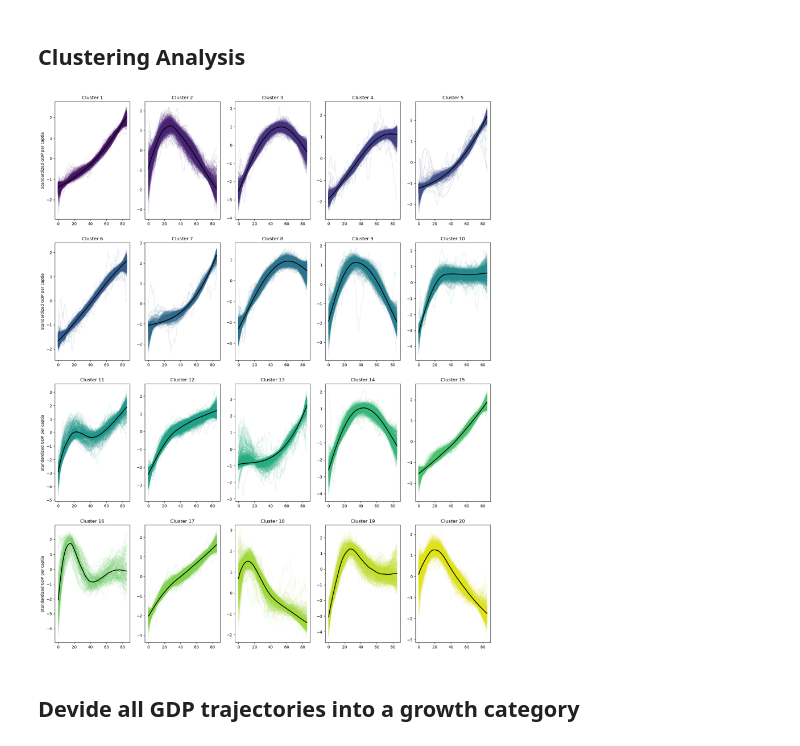
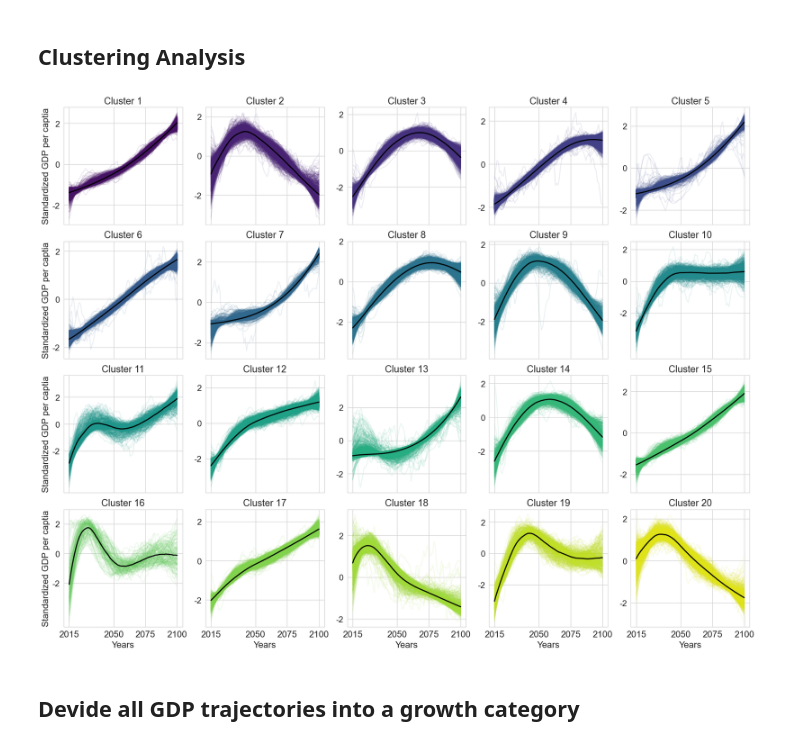
Before and after one commit to sarasita/econ, a Jupyter notebook: main_analysis/clustering/001_clustering.ipynb, the cells around one changed output. Drawn from its saved outputs; the diff is of its cells as text; code cells hidden in the pictures.

Commit message:
Adjusting graphics related to scenario display

```diff
--- a/main_analysis/clustering/001_clustering.ipynb
+++ b/main_analysis/clustering/001_clustering.ipynb
@@ -73,17 +73,27 @@ gdp_clim_std = StandardScaler().fit_transform(gdp_clim_array.reshape(-1, n_time_
 # %%
 n_clusters = 20
 kmeans = KMeans(n_clusters = n_clusters, random_state = 0).fit(gdp_clim_std.T)
 labels = kmeans.labels_
-fig, axes = plt.subplots(4, 5, figsize = (20, 25))
-colors = sns.color_palette('viridis', n_clusters)
-for i, ax in enumerate(axes.flatten()):
-    ax.plot(gdp_clim_std[:, labels == i], color =  colors[i], alpha = 0.1)
-    ax.plot(gdp_clim_std[:, labels == i].mean(axis = 1), color = 'black', linewidth = 2)
-    if i in [0, 5, 10, 15]:
-        ax.set_ylabel('Standardized GDP per captia')
-    ax.set_title(f'Cluster {i+1}')
+with sns.axes_style('whitegrid'):
+    fig, axes = plt.subplots(4, 5, figsize = (18, 14))
+    colors = sns.color_palette('viridis', n_clusters)
+    for i, ax in enumerate(axes.flatten()):
+        ax.plot(gdp_clim_std[:, labels == i], color =  colors[i], alpha = 0.1)
+        ax.plot(gdp_clim_std[:, labels == i].mean(axis = 1), color = 'black', linewidth = 2)
+        ax.set_title(f'Cluster {i+1}', fontsize = labelsize_large)
+        if i%5 == 0:
+            ax.set_ylabel('Standardized GDP per captia', fontsize = labelsize_medium)
+        ax.set_yticks([-2, 0, 2], [-2, 0, 2], fontsize = labelsize_medium)
+        if i > 14:
+            ax.set_xlabel('Years', fontsize = labelsize_medium)
+            ax.set_xticks([0, 35, 60, 85], [2015, 2050, 2075, 2100], fontsize = labelsize_medium)
+        else:
+            ax.set_xticks([0, 35, 60, 85], [])
+    plt.tight_layout()
+    plt.savefig(cset.path_GRAPHICS / 'appendix' / 'gdp_clusters.png', dpi = 600)
+    plt.show()
 # %% [output]
-[figure, old version]
+[figure, new version]
 # %% [markdown]
 ## Devide all GDP trajectories into a growth category
 # %% [markdown]
```
Also changed, not shown: parts of 2 cells of this notebook, 5 other files.
